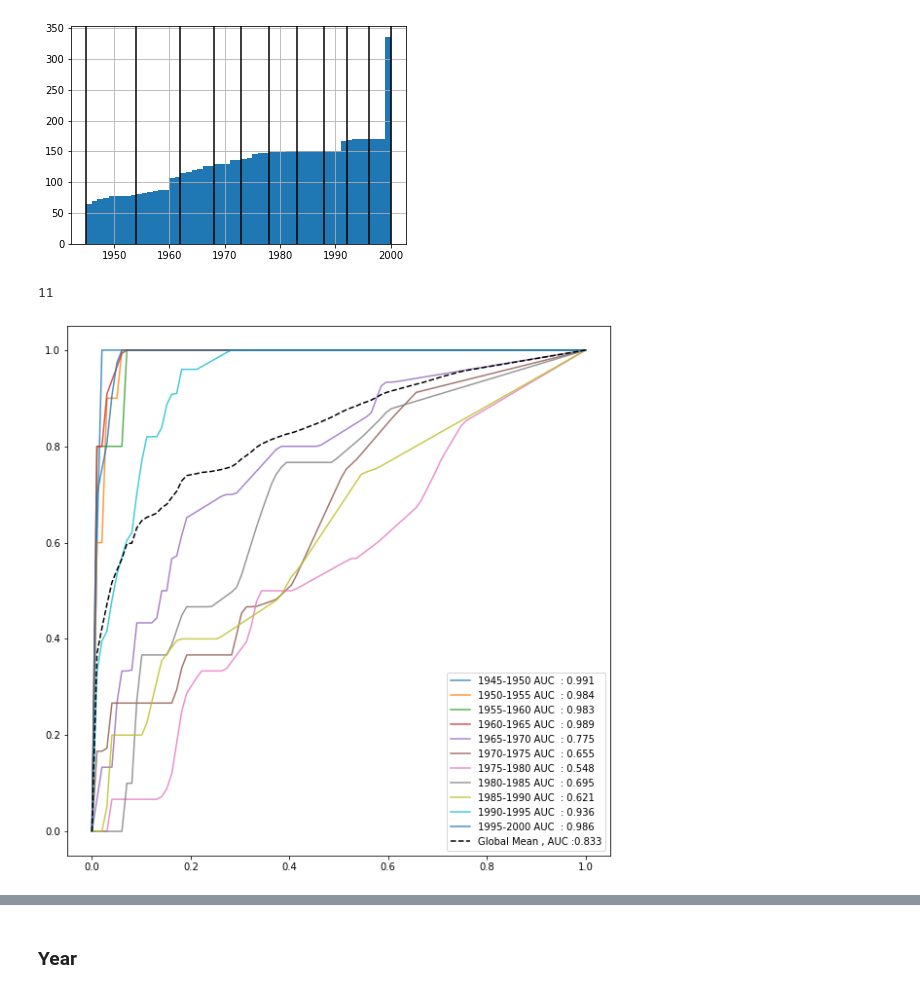
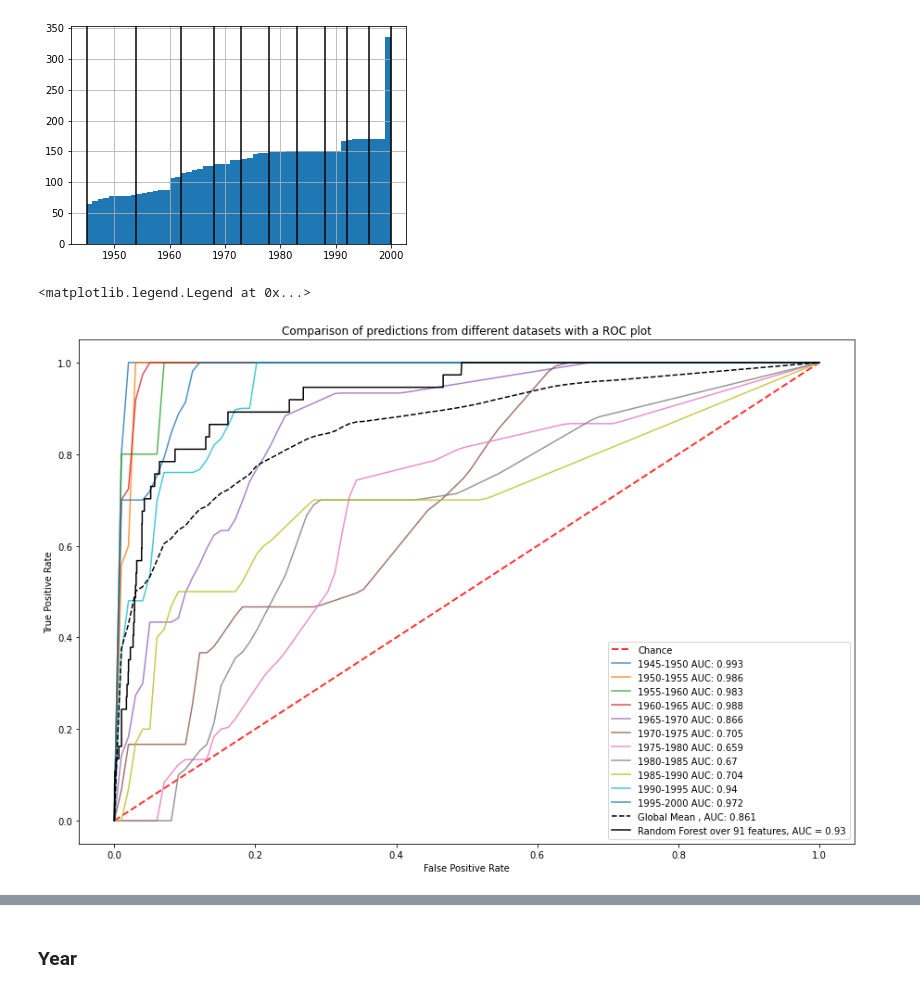
Before and after one commit to epfl-ada/ada-2020-project-milestone-p3-p3_adaconda, a Jupyter notebook: P4 Merge.ipynb, the cells around one changed output, grey strips where cells are left out. Cells and saved outputs as stored; diff of their text form; code cells hidden in the pictures.

```diff
--- a/P4 Merge.ipynb
+++ b/P4 Merge.ipynb
@@ -267,5 +357,8 @@ plt.show()
 # %%
-def rocList(model,Xs,Ys,n=10,labels = [] ,each=False):
+#Function that will plot ROC curves of different sets of data that have undergo a n fold cross validation
+#the variable model is the classifier or model that we want to observe
+#each is a variable that allow the plot of every ROC curves
+def rocList(model,Xs,Ys,n=10,labels = [] ,each=False,newplot=True,displaymean = True):
 
     means_x=[]
     means_y=[]
@@ -294,13 +387,14 @@ def rocList(model,Xs,Ys,n=10,labels = [] ,each=False):
             interp_tpr = np.interp(mean_fpr, falseRate, trueRate)
             interp_tpr[0] = 0.0
             tprs.append(interp_tpr)
-            aucs.append( metrics.auc(falseRate, trueRate) )
+            #aucs.append( metrics.auc(falseRate, trueRate) )
+            #aucs.append( metrics.roc_auc_score(y_test, predictions) )
 
         #Calculate the mean and standard deviation of ROC-parametres
         mean_tpr = np.nanmean(tprs, axis=0)
         mean_tpr[-1] = 1.0
         mean_auc = computeAUC(mean_fpr, mean_tpr)
-        std_auc = np.nanstd(aucs)
+        #std_auc = np.nanstd(aucs)
 
         means_x.append(mean_fpr)
         means_y.append(mean_tpr)
@@ -311,7 +405,7 @@ def rocList(model,Xs,Ys,n=10,labels = [] ,each=False):
             plt.plot([0, 1], [0, 1], linestyle='-', lw=2, color='k',
                 label='Chance', alpha=.8)
             plt.plot(mean_fpr, mean_tpr, color='b',
-                label=r'Mean ROC (AUC = %0.2f $\pm$ %0.2f)' % (mean_auc, std_auc),
+                #label=r'Mean ROC (AUC = %0.2f $\pm$ %0.2f)' % (mean_auc, std_auc),
                 lw=2, alpha=.8)
             std_tpr = np.std(tprs, axis=0)
             tprs_upper = np.minimum(mean_tpr + std_tpr, 1)
@@ -326,12 +420,18 @@ def rocList(model,Xs,Ys,n=10,labels = [] ,each=False):
     if(len(labels)!=len(means_x)):
         labels = ['']*len(means_x)
 
-    plt.figure(figsize=(10,10))
+    if (newplot):
+        plt.figure(figsize=(15,10))
+    plt.title("Comparison of predictions from different datasets with a ROC plot")
+    plt.xlabel("False Positive Rate")
+    plt.ylabel("True Positive Rate")
+    plt.plot([0, 1], [0, 1], linestyle='--', lw=2, color='r',label='Chance', alpha=.8)
+
     for i in range(len(means_x)):
-        plt.plot(means_x[i],means_y[i],alpha = 0.8,label= labels[i] +' AUC ' + ' : ' + str(round(means_auc[i],3)))
+        plt.plot(means_x[i],means_y[i],alpha = 0.8,label= labels[i] +' AUC: ' + str(round(means_auc[i],3)))
     over_x = np.mean( means_x ,axis = 0 )
     over_y = np.mean( means_y ,axis = 0 )
-    plt.plot( over_x , over_y , 'k--' , label = 'Global Mean , AUC :' + str(round(metrics.auc(over_x, over_y),3))  )
+    if (displaymean): plt.plot( over_x , over_y , 'k--' , label = 'Global Mean , AUC: ' + str(round(metrics.auc(over_x, over_y),3))  )
     plt.legend()
 # %%
 #Histogram to see the repartition of the values accross the years
@@ -358,19 +458,21 @@ for i in range(len(tab)):
 # %%
 clf = RandomForestClassifier(n_estimators=100, max_depth=10)
 xs=[]
 ys=[]
 for i in tab:
     ys.append( i['warstds'] )
     xs.append( i.drop(['warstds'],axis='columns') )
 labs=[]
 tmpvec = np.arange(1945,2000,period)
 for year in tmpvec:
     labs.append( str(year)+'-'+str(year+period) )
-print(len(labs))
+#print(len(labs))
 rocList(clf,xs,ys,n=5,labels=labs)
+plt.plot(fpr0c, tpr0c, 'black', label = 'Random Forest over 91 features, '+'AUC = ' + '{:.2f}'.format( roc_auc0c))
+plt.legend()
 # %% [output]
-11
+<matplotlib.legend.Legend at 0x...>
-[figure, old version]
+[figure, new version]
 # %%
 def rocRF( X , y , percent=0.25 ):
     clf = RandomForestClassifier(n_estimators=100, max_depth = 10)
```
Also changed, not shown: parts of 31 cells of this notebook.
